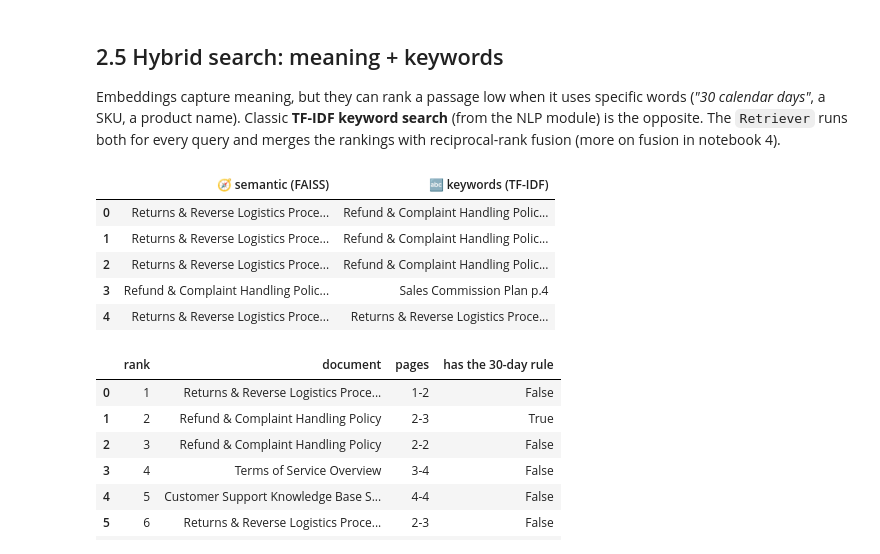
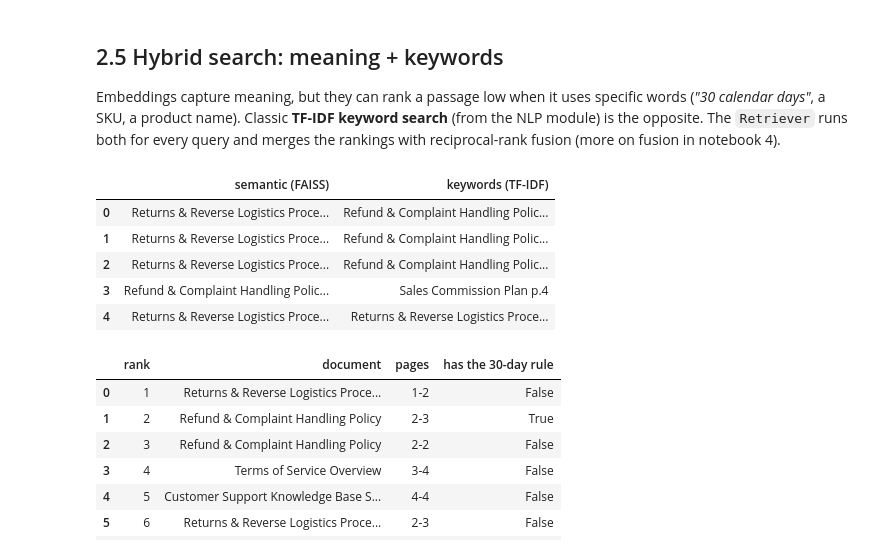
Before and after one commit to roberto-vargas-c/project-brief-enterprise-ai-assistant, a Jupyter notebook: notebooks/02_embeddings_and_vector_search.ipynb, the cells around one changed output. Saved outputs shown, nothing was run; the diff lists cells and outputs as text; code cells hidden in the pictures.

```diff
--- a/notebooks/02_embeddings_and_vector_search.ipynb
+++ b/notebooks/02_embeddings_and_vector_search.ipynb
@@ -236,18 +236,18 @@ runs both for every query and merges the rankings with reciprocal-rank fusion (m
 # %%
 from ironstore_assistant.rag import RetrievalTrace, Retriever
 
 retriever = Retriever(store)
 question = "What is the return window for customers?"
 trace = RetrievalTrace()
 final = retriever.search([question], trace=trace)
 
 def show(method):
     return [f'{retriever.docs[h.chunk_id].metadata["title"]} p.{retriever.docs[h.chunk_id].metadata["page"]}'
             for h in trace.hits if h.method == method][:5]
 
-pd.DataFrame({"🧭 semantic (FAISS)": show("semantic"), "🔤 keywords (TF-IDF)": show("keyword")})
+pd.DataFrame({"semantic (FAISS)": show("semantic"), "keywords (TF-IDF)": show("keyword")})
 # %% [output]
-|  | 🧭 semantic (FAISS) | 🔤 keywords (TF-IDF) |
+|  | semantic (FAISS) | keywords (TF-IDF) |
 | 0 | Returns & Reverse Logistics Proce... | Refund & Complaint Handling Polic... |
 | 1 | Returns & Reverse Logistics Proce... | Refund & Complaint Handling Polic... |
 | 2 | Returns & Reverse Logistics Proce... | Refund & Complaint Handling Polic... |
```
Also changed, not shown: 11 other files.
